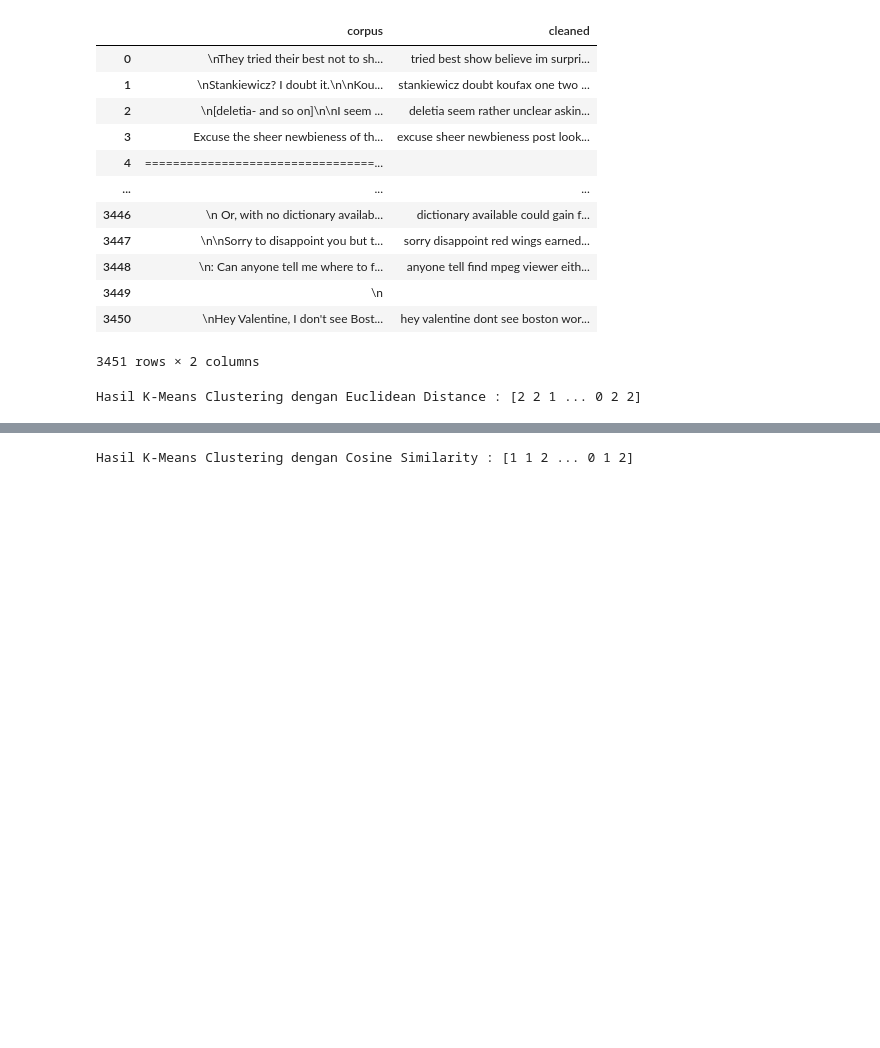
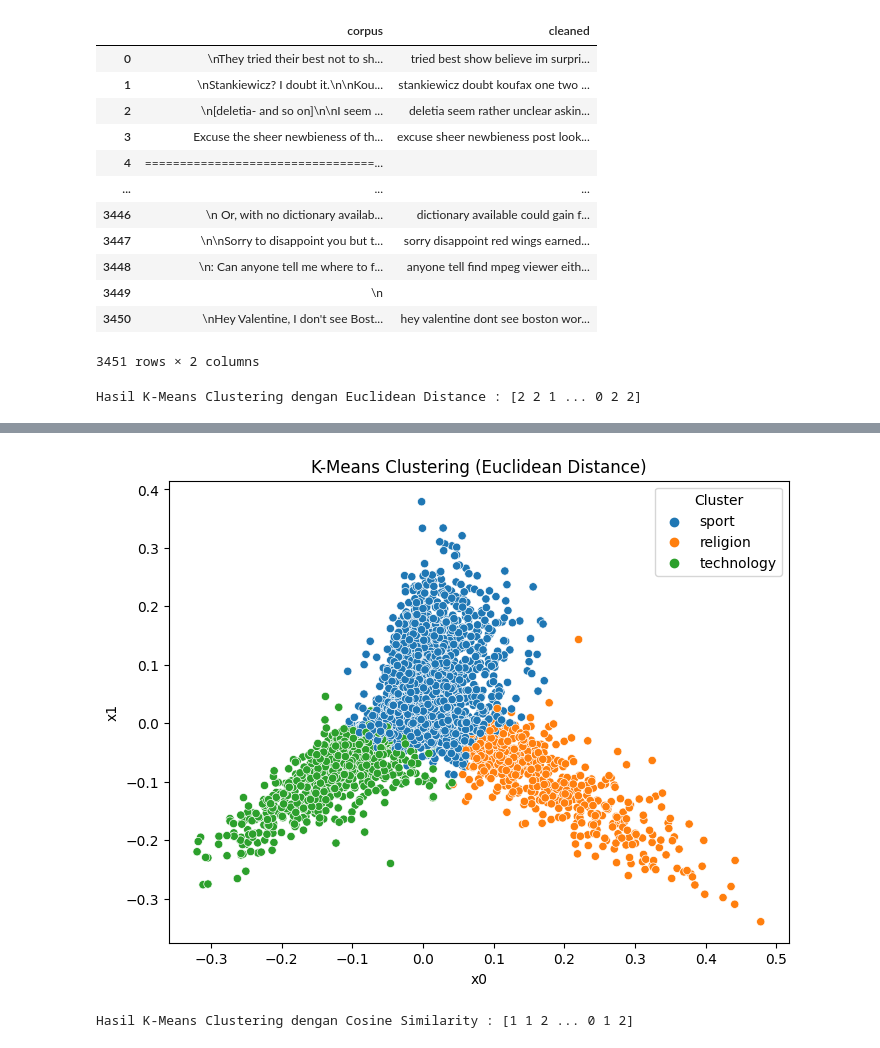
Before and after one commit to jxplanet0/text-tambang, a Jupyter notebook: w11.ipynb, the cells around one changed output, grey strips where cells are left out. Saved outputs shown, nothing was run; the diff lists cells and outputs as text; code cells hidden in the pictures; blank space fills up the shorter version.

```diff
--- a/w11.ipynb
+++ b/w11.ipynb
@@ -95,3 +92,12 @@ labels_euclidean = kmeans_euclidean.labels_
 print('Hasil K-Means Clustering dengan Euclidean Distance :', labels_euclidean)
 # %% [output]
 Hasil K-Means Clustering dengan Euclidean Distance : [2 2 1 ... 0 2 2]
+# %%
+pca = PCA(n_components=2, random_state=42)
+pca_vecs = pca.fit_transform(X_normalized_sparse.toarray())
+x0_eu = pca_vecs[:, 0]
+x1_eu = pca_vecs[:, 1]
+df['x0_eu'] = x0_eu
+df['x1_eu'] = x1_eu
+df['euclidean'] = labels_euclidean
+print(df)
@@ -97,0 +122,13 @@ Hasil K-Means Clustering dengan Euclidean Distance : [2 2 1 ... 0 2 2]
+# %%
+def get_top_keywords_eu(n_terms):
+    df_eu = pd.DataFrame(X_normalized_sparse.todense())
+    df_eu["euclidean"] = labels_euclidean
+    df_grouped = df_eu.groupby('euclidean').mean()
+    terms = vectorizer.get_feature_names_out()
+    for i, r in df_grouped.iterrows():
+        print('\nCluster {}'.format(i))
+        print(','.join([terms[t] for t in np.argsort(r)[-n_terms:]]))
+
+get_top_keywords_eu(10)
+cluster_map = {0: "technology", 1: "religion", 2: "sport"}
+df['euclidean'] = df['euclidean'].map(cluster_map)
@@ -98,3 +144,16 @@ Hasil K-Means Clustering dengan Euclidean Distance : [2 2 1 ... 0 2 2]
+# %%
+import matplotlib.pyplot as plt
+import seaborn as sns
+
+plt.figure(figsize=(8, 6))
+sns.scatterplot(data=df, x=df['x0_eu'], y=df['x1_eu'], hue='euclidean')
+plt.title('K-Means Clustering (Euclidean Distance)')
+plt.xlabel('x0')
+plt.ylabel('x1')
+plt.legend(title='Cluster', loc='upper right')
+plt.show()
+# %% [output]
+[figure, added]
 # %%
 # Menghitung Cosine Similarity
 cosine_similarities = cosine_similarity(X_normalized_sparse)
```
Also changed, not shown: parts of 10 cells of this notebook.
